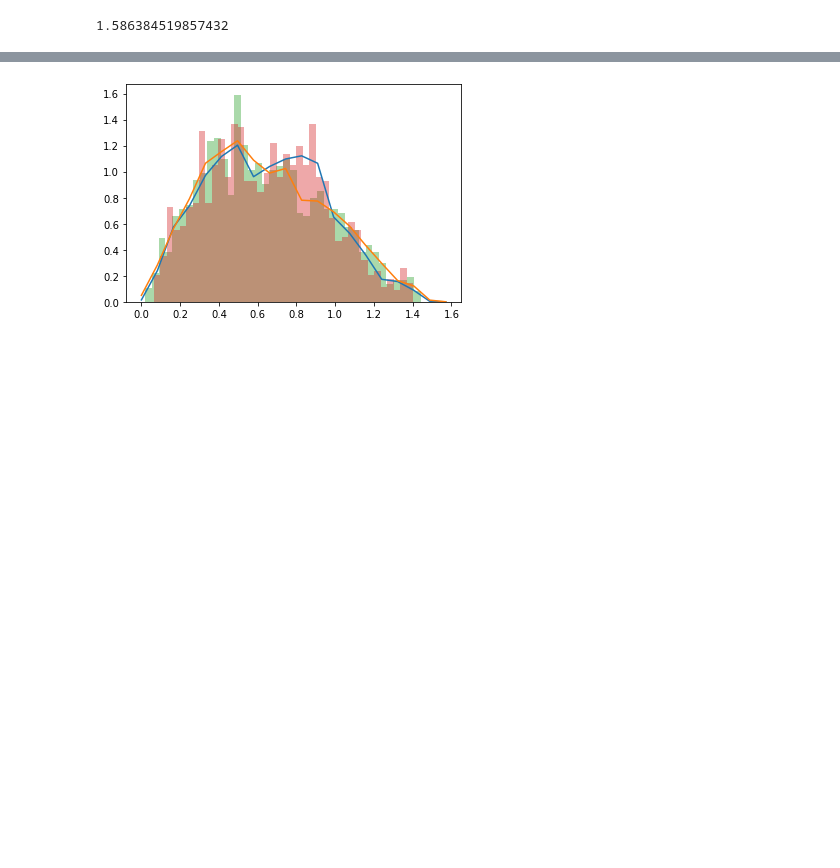
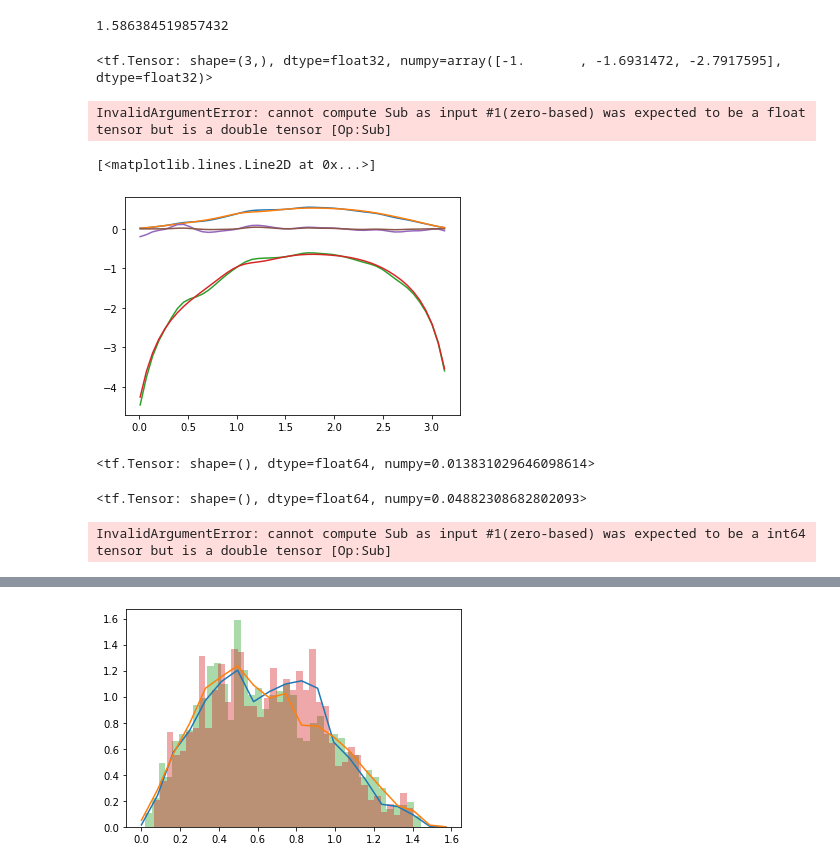
Before and after one commit to astrockragh/IceCube, a Jupyter notebook: KDE.ipynb, the cells around one changed output, grey strips where cells are left out. Saved outputs shown, nothing was run; the diff lists cells and outputs as text; code cells hidden in the pictures; blank space fills up the shorter version.

```diff
--- a/KDE.ipynb
+++ b/KDE.ipynb
@@ -390,0 +371,6 @@ loss_distTF(predictions, targets)
+# %%
+# normals=tfd.Normal(loc=X, scale=tf.ones_like(X)*0.05, name='gauss sum')
+normals=tfd.Poisson(rate=1, name='gauss sum')
+normals.log_prob([1,2,3])
+# %% [output]
+<tf.Tensor: shape=(3,), dtype=float32, numpy=array([-1.       , -1.6931472, -2.7917595], dtype=float32)>
@@ -391,3 +392,46 @@ loss_distTF(predictions, targets)
+# %%
+inputs, targets=next(loader)
+ys=tf.convert_to_tensor(list(targets[:,1]))
+# ys=tf.convert_to_tensor([1.1,2.2])
+sig=tf.convert_to_tensor([0.1], tf.float64)
+probs=tf.convert_to_tensor([1 / len(X)] * len(X), dtype=tf.float64)
+kde0 = tfd.MixtureSameFamily(
+mixture_distribution=tfd.Categorical(
+probs=probs),
+components_distribution=tfd.Normal(loc=X, scale=sig))
+plt.plot(x, kde0.prob(x))
+# %% [output]
+InvalidArgumentError: cannot compute Sub as input #1(zero-based) was expected to be a float tensor but is a double tensor [Op:Sub]
+# %%
+inputs, targets=next(loader)
+ys=tf.convert_to_tensor(list(targets[:,1]))
+# ys=tf.convert_to_tensor([1.1,2.2])
+sig=tf.convert_to_tensor([0.1], tf.float64)
+probs=tf.convert_to_tensor([1 / len(ys)] * len(ys), dtype=tf.float64)
+kde1 = tfd.MixtureSameFamily(
+mixture_distribution=tfd.Categorical(
+probs=probs),
+components_distribution=tfd.Normal(loc=ys, scale=sig))
+x=tf.linspace(0+0.01, 3.1415926-0.01, 50)
+x=tf.cast(x, tf.float64)
+plt.plot(x, kde1.prob(x))
+plt.plot(x, kde0.prob(x))
+plt.plot(x,kde1.log_prob(x))
+plt.plot(x,kde0.log_prob(x))
+plt.plot(x,kde1.log_prob(x)-kde0.log_prob(x))
+plt.plot(x,kde1.prob(x)-kde0.prob(x))
+# %% [output]
+[<matplotlib.lines.Line2D at 0x...>]
+[figure, added]
+# %%
+kl=tf.keras.losses.KLDivergence()
+kl(kde0.prob(x), kde1.prob(x))
+# %% [output]
+<tf.Tensor: shape=(), dtype=float64, numpy=0.013831029646098614>
+# %%
+tf.reduce_mean(tf.math.abs(kde1.log_prob(x)-kde0.log_prob(x)))
+# %% [output]
+<tf.Tensor: shape=(), dtype=float64, numpy=0.04882308682802093>
 # %%
 import tensorflow as tf
 import tensorflow_probability as tfp
@@ -403,0 +456,4 @@ def KDE_gauss(x, sig=0.05):
+# %%
+kde.prob(tf.cast(0, tf.int64))
+# %% [output]
+InvalidArgumentError: cannot compute Sub as input #1(zero-based) was expected to be a int64 tensor but is a double tensor [Op:Sub]
```
Also changed, not shown: parts of 17 cells of this notebook, 3 other files.
